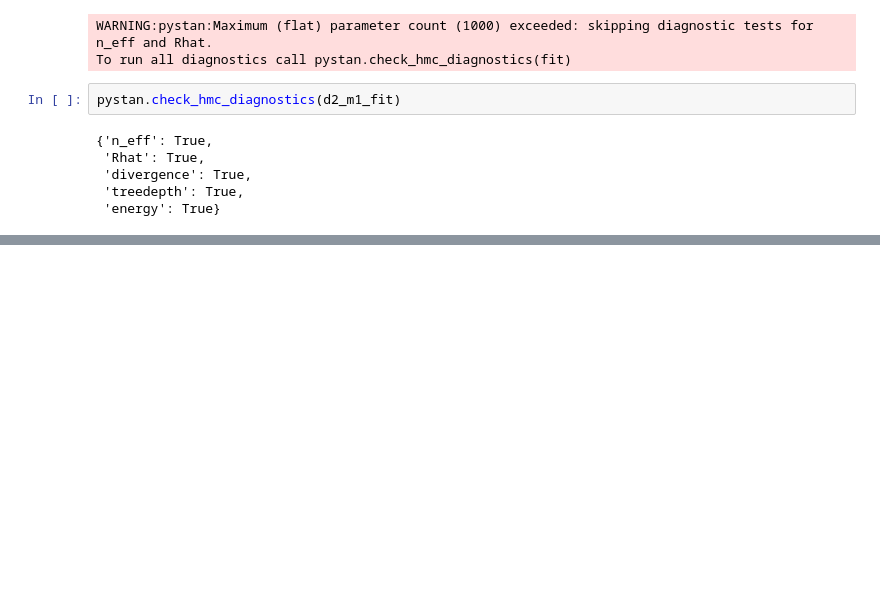
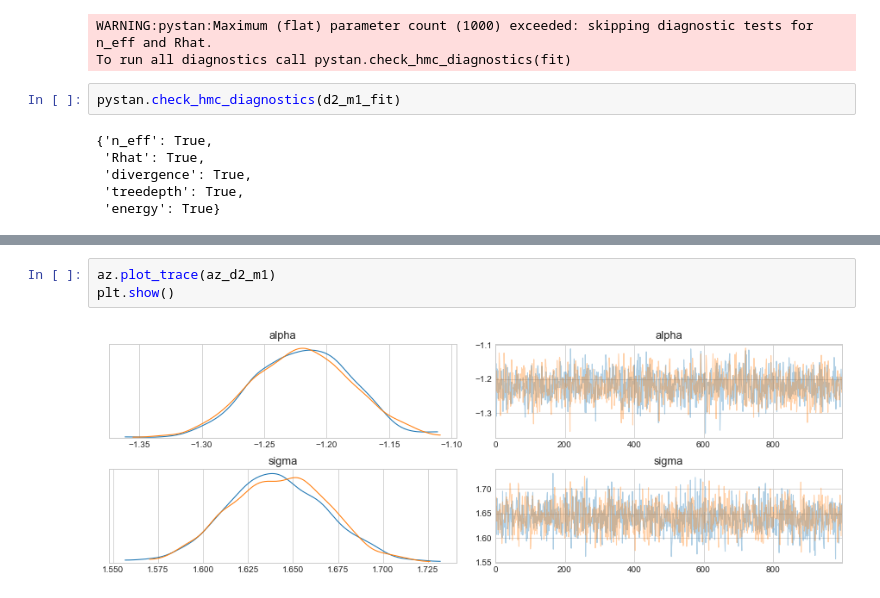
Before and after one commit to jhrcook/demeter2-stan, a Jupyter notebook: notebooks/005_demeter2-in-stan.ipynb, the cells around one changed output, grey strips where cells are left out. Saved outputs shown, nothing was run; the diff lists cells and outputs as text; blank space fills up the shorter version.

```diff
--- a/notebooks/005_demeter2-in-stan.ipynb
+++ b/notebooks/005_demeter2-in-stan.ipynb
@@ -221,0 +222,5 @@ az.summary(az_d2_m1)
+# %%
+az.plot_trace(az_d2_m1)
+plt.show()
+# %% [output]
+[figure, added]
```
Also changed, not shown: parts of 22 cells of this notebook, 12 other files.
